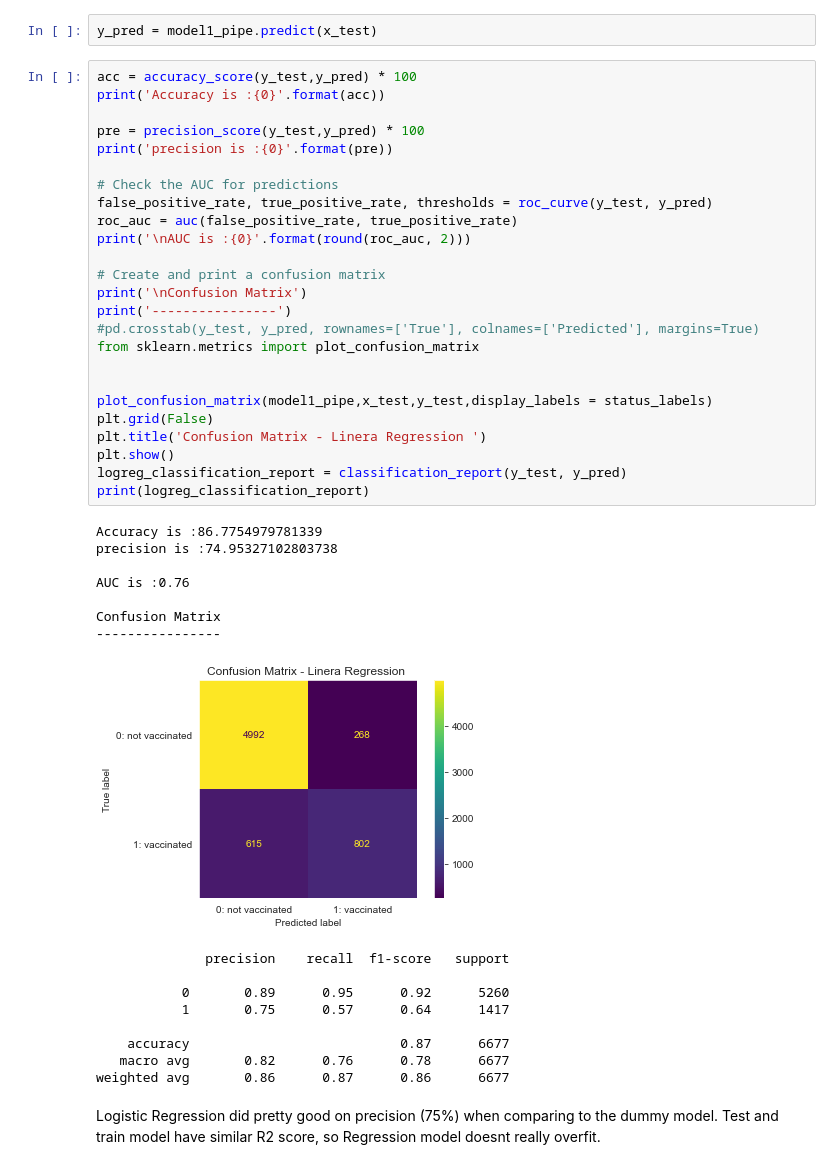
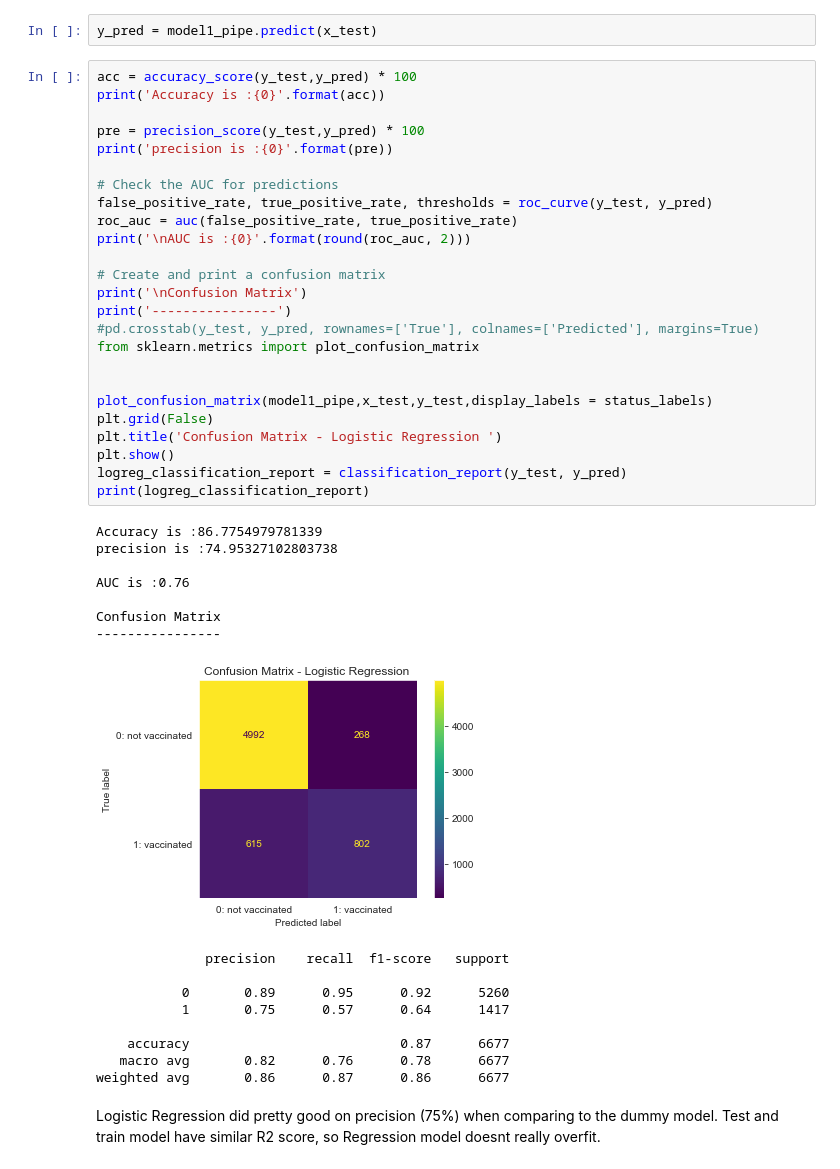
Before and after one commit to seekpinky/dsc-phase-3-project, a Jupyter notebook: Flatiron_phase3_project/Project3_final_draft.ipynb, the cells around one changed output. Cells and saved outputs as stored; diff of their text form.

```diff
--- a/Flatiron_phase3_project/h1n1_all_models_done_need_write_up.ipynb
+++ b/Flatiron_phase3_project/Project3_final_draft.ipynb
@@ -741,35 +749,35 @@ acc = accuracy_score(y_test,y_pred) * 100
 print('Accuracy is :{0}'.format(acc))
 
 pre = precision_score(y_test,y_pred) * 100
 print('precision is :{0}'.format(pre))
 
 # Check the AUC for predictions
 false_positive_rate, true_positive_rate, thresholds = roc_curve(y_test, y_pred)
 roc_auc = auc(false_positive_rate, true_positive_rate)
 print('\nAUC is :{0}'.format(round(roc_auc, 2)))
 
 # Create and print a confusion matrix
 print('\nConfusion Matrix')
 print('----------------')
 #pd.crosstab(y_test, y_pred, rownames=['True'], colnames=['Predicted'], margins=True)
 from sklearn.metrics import plot_confusion_matrix
 
 
 plot_confusion_matrix(model1_pipe,x_test,y_test,display_labels = status_labels)
 plt.grid(False)
-plt.title('Confusion Matrix - Linera Regression ')
+plt.title('Confusion Matrix - Logistic Regression ')
 plt.show()
 logreg_classification_report = classification_report(y_test, y_pred)
 print(logreg_classification_report)
 # %% [output]
 Accuracy is :86.7754979781339
 precision is :74.95327102803738
 
 AUC is :0.76
 
 Confusion Matrix
 ----------------
-[figure, old version]
+[figure, new version]
               precision    recall  f1-score   support
 
            0       0.89      0.95      0.92      5260
```
Also changed, not shown: parts of 26 cells of this notebook, 13 other files.
